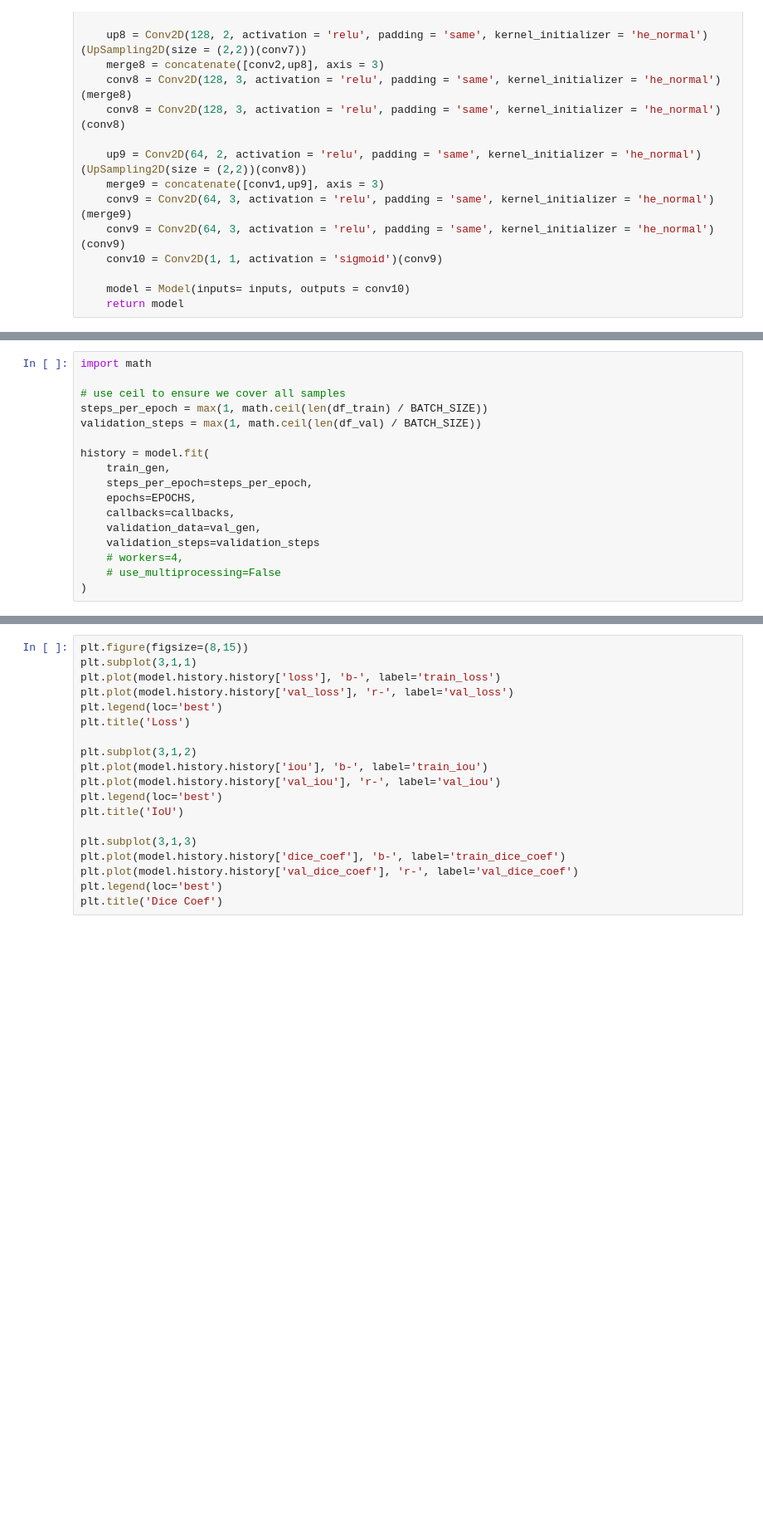
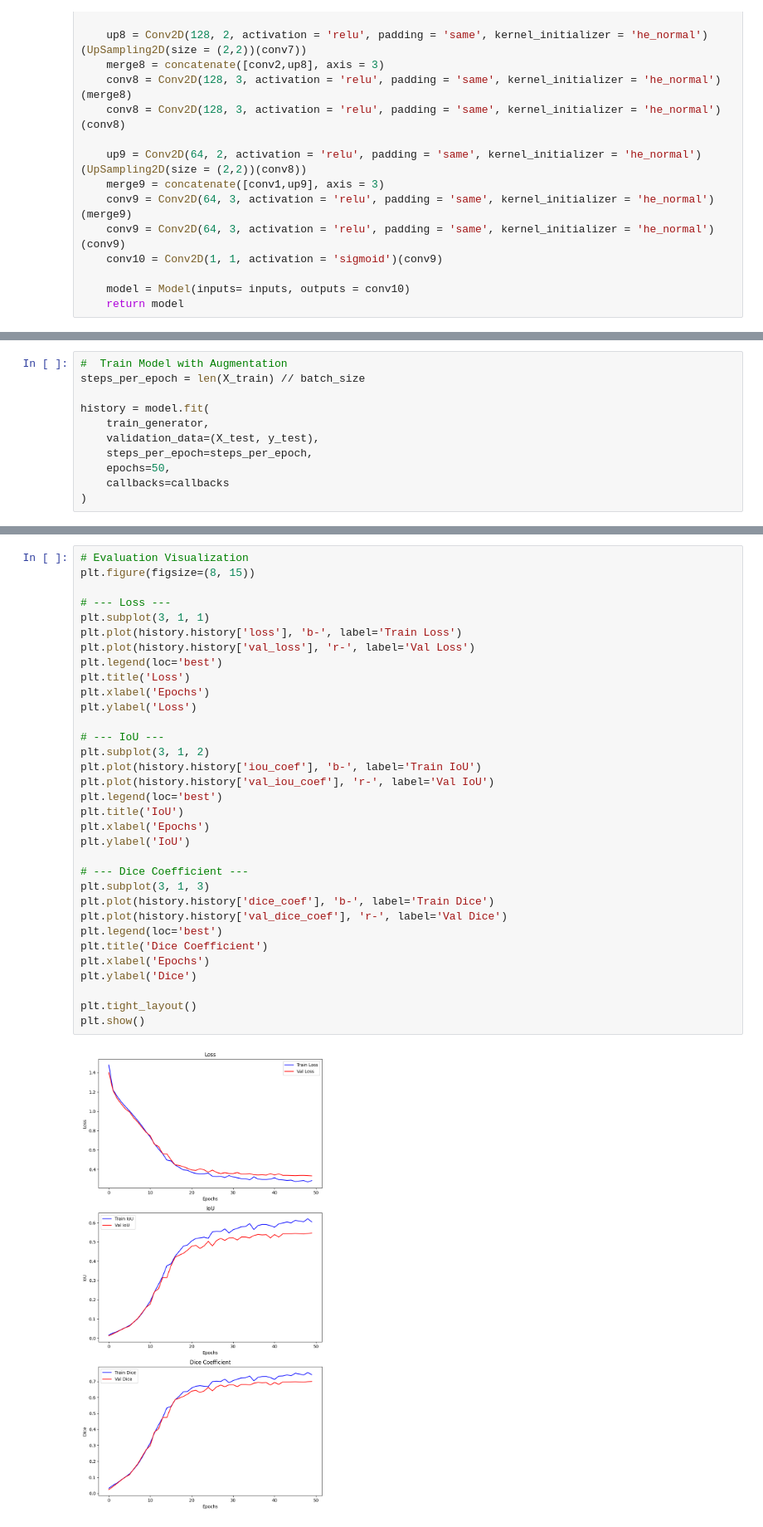
Before and after one commit to ousghao/deep_learning, a Jupyter notebook: segementation/medical_segm.ipynb, the cells around one changed output, grey strips where cells are left out. Shown at 83% size. Saved outputs shown, nothing was run; the diff lists cells and outputs as text; blank space fills up the shorter version.

```diff
--- a/segementation/medical_segm.ipynb
+++ b/segementation/medical_segm.ipynb
@@ -378,19 +429,13 @@ model.compile(
 # %%
-import math
-
-# use ceil to ensure we cover all samples
-steps_per_epoch = max(1, math.ceil(len(df_train) / BATCH_SIZE))
-validation_steps = max(1, math.ceil(len(df_val) / BATCH_SIZE))
+#  Train Model with Augmentation
+steps_per_epoch = len(X_train) // batch_size
 
 history = model.fit(
-    train_gen,
+    train_generator,
+    validation_data=(X_test, y_test),
     steps_per_epoch=steps_per_epoch,
-    epochs=EPOCHS,
-    callbacks=callbacks,
-    validation_data=val_gen,
-    validation_steps=validation_steps
-    # workers=4,
-    # use_multiprocessing=False
+    epochs=50,
+    callbacks=callbacks
 )
 # %% [output]
 Epoch 1/50
@@ -398,20 +458,36 @@ ValueError: None values not supported.
 # %%
-plt.figure(figsize=(8,15))
-plt.subplot(3,1,1)
-plt.plot(model.history.history['loss'], 'b-', label='train_loss')
-plt.plot(model.history.history['val_loss'], 'r-', label='val_loss')
+# Evaluation Visualization
+plt.figure(figsize=(8, 15))
+
+# --- Loss ---
+plt.subplot(3, 1, 1)
+plt.plot(history.history['loss'], 'b-', label='Train Loss')
+plt.plot(history.history['val_loss'], 'r-', label='Val Loss')
 plt.legend(loc='best')
 plt.title('Loss')
+plt.xlabel('Epochs')
+plt.ylabel('Loss')
 
-plt.subplot(3,1,2)
-plt.plot(model.history.history['iou'], 'b-', label='train_iou')
-plt.plot(model.history.history['val_iou'], 'r-', label='val_iou')
+# --- IoU ---
+plt.subplot(3, 1, 2)
+plt.plot(history.history['iou_coef'], 'b-', label='Train IoU')
+plt.plot(history.history['val_iou_coef'], 'r-', label='Val IoU')
 plt.legend(loc='best')
 plt.title('IoU')
+plt.xlabel('Epochs')
+plt.ylabel('IoU')
 
-plt.subplot(3,1,3)
-plt.plot(model.history.history['dice_coef'], 'b-', label='train_dice_coef')
-plt.plot(model.history.history['val_dice_coef'], 'r-', label='val_dice_coef')
+# --- Dice Coefficient ---
+plt.subplot(3, 1, 3)
+plt.plot(history.history['dice_coef'], 'b-', label='Train Dice')
+plt.plot(history.history['val_dice_coef'], 'r-', label='Val Dice')
 plt.legend(loc='best')
-plt.title('Dice Coef')
+plt.title('Dice Coefficient')
+plt.xlabel('Epochs')
+plt.ylabel('Dice')
+
+plt.tight_layout()
+plt.show()
+# %% [output]
+[figure, added]
 # %%
```
Also changed, not shown: parts of 22 cells of this notebook, 4 other files.
